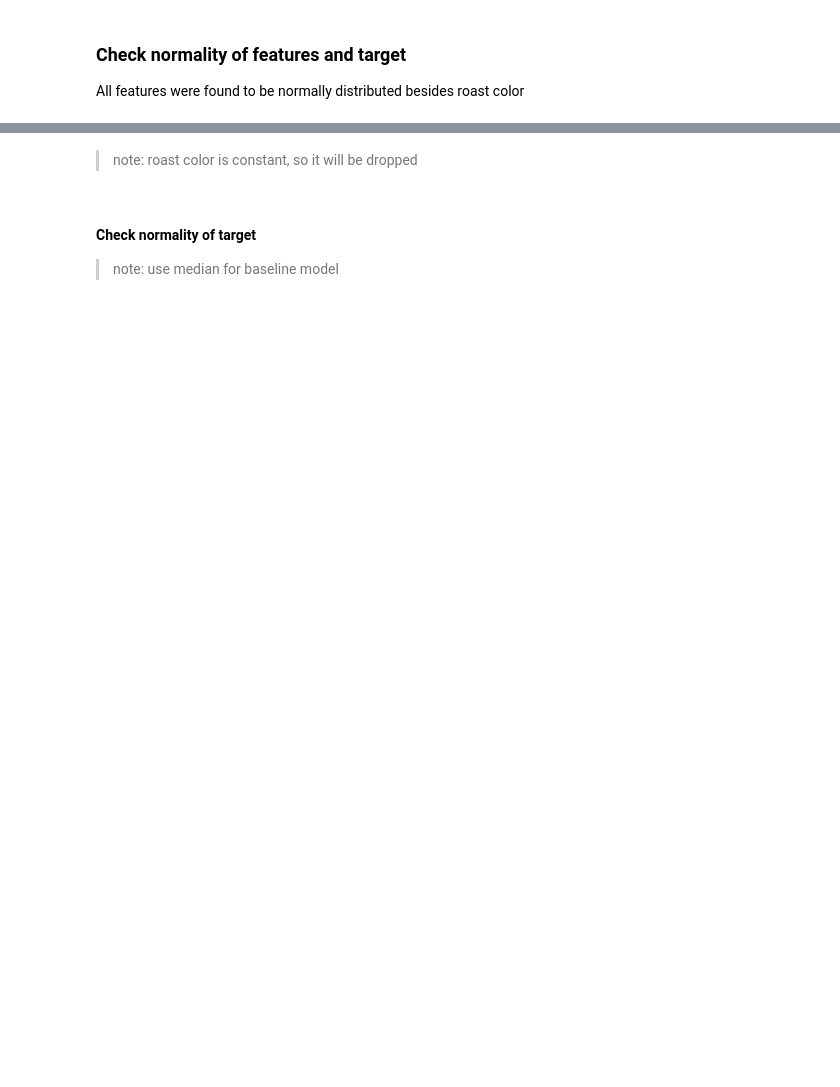
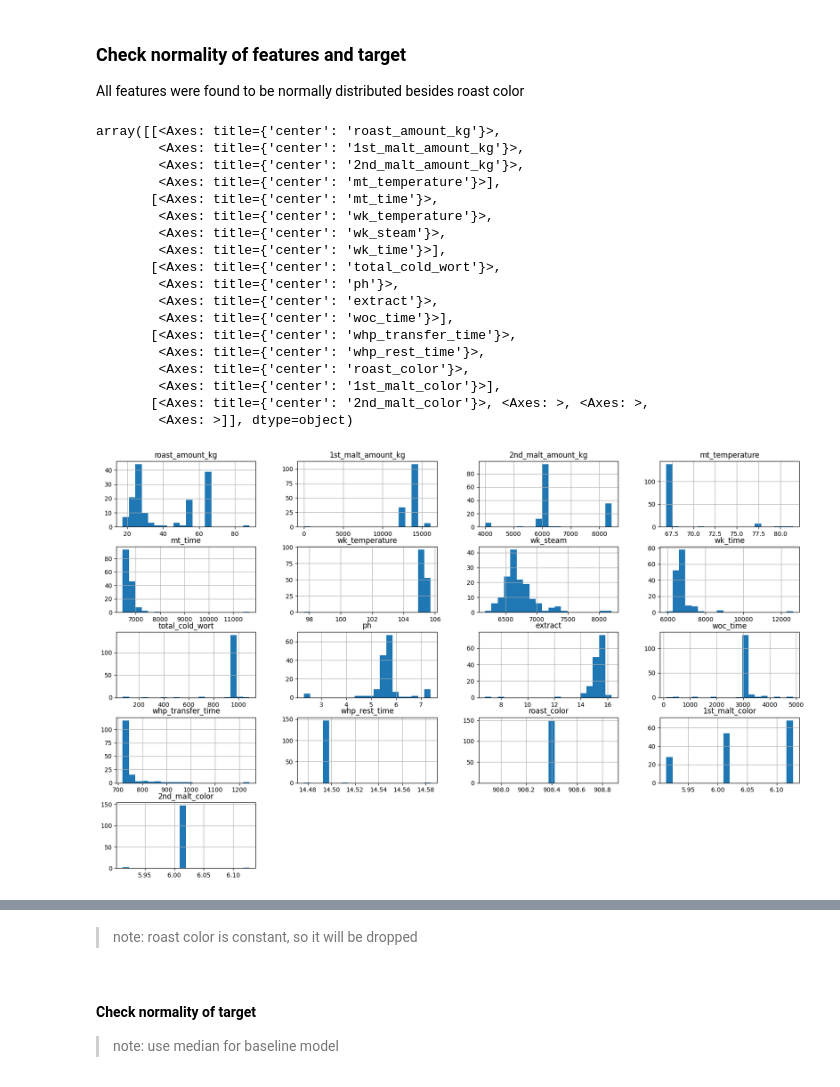
Before and after one commit to canutera/beer-color-prediction, a Jupyter notebook: notebooks/1_eda.ipynb, the cells around one changed output, grey strips where cells are left out. Drawn from its saved outputs; the diff is of its cells as text; code cells hidden in the pictures; blank space fills up the shorter version.

```diff
--- a/notebooks/1_eda.ipynb
+++ b/notebooks/1_eda.ipynb
@@ -13,14 +13,14 @@ def column_name_to_snake_case(s):
     s = sub(r"(___)|(__)", '_', s).lower()
     return s if s[-1] != '_' else s[:-1]
 
-df = pd.read_csv(r'..\data\raw\Heineken - Data Science Use Case.csv', parse_dates=['Date/Time'])
+df = pd.read_csv(r'..\data\1_raw\Heineken - Data Science Use Case.csv', parse_dates=['Date/Time'])
 df = (df.drop(columns=df.columns[0]) # drop csv index
         .rename(columns={col:column_name_to_snake_case(col) for col in df.columns[1:]})
      )
-
+print('original len:', len(df))
 # saving hnk values to data folder
 not_amst = df.query('product != "AMST"')
-not_amst.to_csv('../data/dropped/not_amst.csv', index=False)
+not_amst.to_csv('../data/2_dropped/not_amst.csv', index=False)
 
 # selecting only amst batches
 df = df.query('product == "AMST"')
@@ -79,7 +125,27 @@ selected.describe()
 ### Check normality of features and target
 All features were found to be normally distributed besides roast color
 # %%
-selected.drop(columns=['job_id','color']).hist(bins=20, figsize=(20,10))
+selected.drop(columns=['job_id','color']).hist(bins=20, figsize=(20,12))
+# %% [output]
+array([[<Axes: title={'center': 'roast_amount_kg'}>,
+        <Axes: title={'center': '1st_malt_amount_kg'}>,
+        <Axes: title={'center': '2nd_malt_amount_kg'}>,
+        <Axes: title={'center': 'mt_temperature'}>],
+       [<Axes: title={'center': 'mt_time'}>,
+        <Axes: title={'center': 'wk_temperature'}>,
+        <Axes: title={'center': 'wk_steam'}>,
+        <Axes: title={'center': 'wk_time'}>],
+       [<Axes: title={'center': 'total_cold_wort'}>,
+        <Axes: title={'center': 'ph'}>,
+        <Axes: title={'center': 'extract'}>,
+        <Axes: title={'center': 'woc_time'}>],
+       [<Axes: title={'center': 'whp_transfer_time'}>,
+        <Axes: title={'center': 'whp_rest_time'}>,
+        <Axes: title={'center': 'roast_color'}>,
+        <Axes: title={'center': '1st_malt_color'}>],
+       [<Axes: title={'center': '2nd_malt_color'}>, <Axes: >, <Axes: >,
+        <Axes: >]], dtype=object)
+[figure, added]
 # %%
 from scipy.stats import shapiro, kstest
 
```
Also changed, not shown: parts of 17 cells of this notebook, 32 other files.
